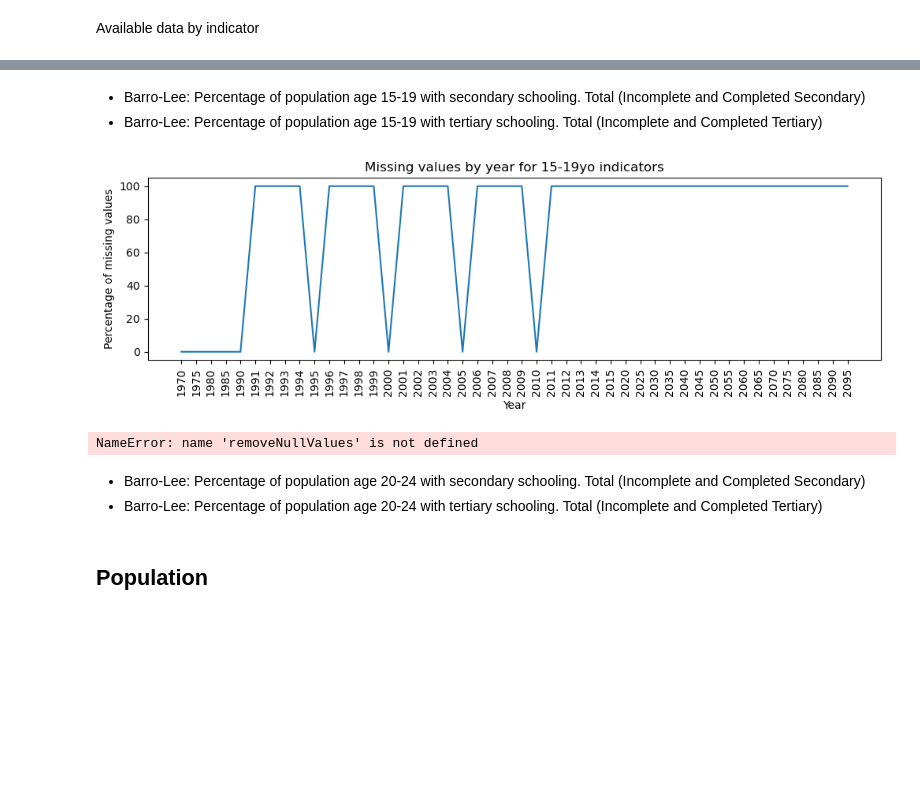
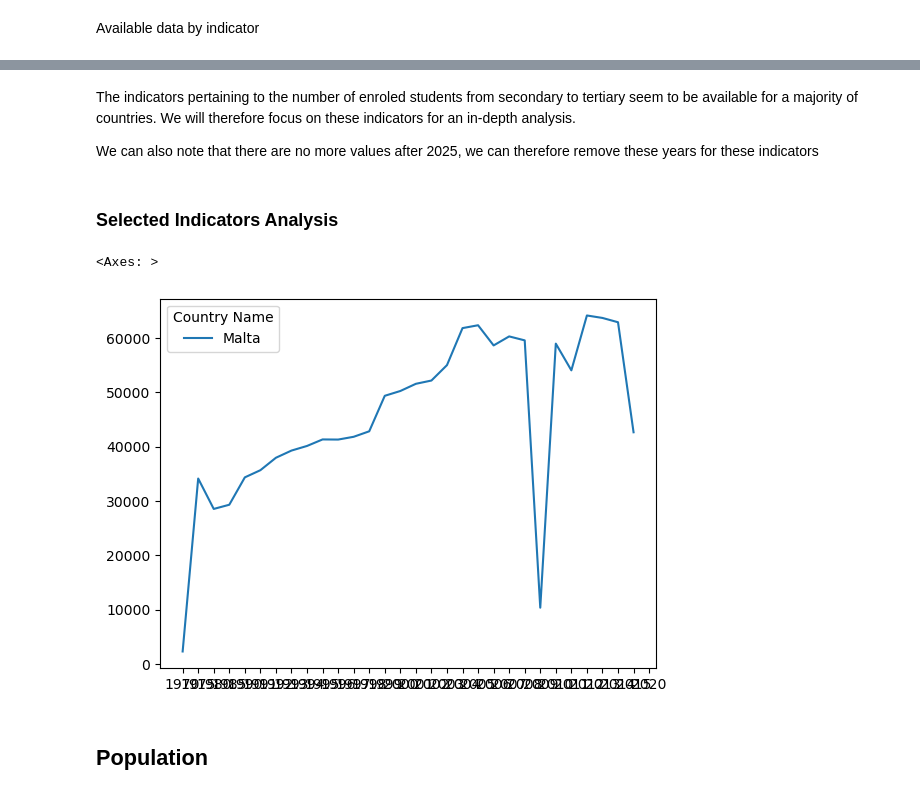
Before and after one commit to Dzov/DSP2, a Jupyter notebook: P2-notebook.ipynb, the cells around one changed output, grey strips where cells are left out. Saved outputs shown, nothing was run; the diff lists cells and outputs as text; code cells hidden in the pictures; blank space fills up the shorter version.

```diff
--- a/P2-notebook.ipynb
+++ b/P2-notebook.ipynb
@@ -491 +497,19 @@ plt.show()
+# %% [markdown]
+The indicators pertaining to the number of enroled students from secondary to tertiary seem to be available for a majority of countries. We will therefore focus on these indicators for an in-depth analysis.
+
+We can also note that there are no more values after 2025, we can therefore remove these years for these indicators
+# %%
+subset = [str(item) for item in list(range(2025, 2101, 5))]
+education_enrolment = education_enrolment.drop(columns=subset)
+education_enrolment = find_indicators(
+    education_enrolment,
+    [
+        "Enrolment in secondary education, both sexes (number)",
+        "Enrolment in upper secondary education, both sexes (number)",
+        "Enrolment in post-secondary non-tertiary education, both sexes (number)",
+        "Enrolment in tertiary education, all programmes, both sexes (number)",
+    ],
+)
+# %% [markdown]
+### Selected Indicators Analysis
 # %%
@@ -525,30 +535,12 @@ def groupByCountries(df: pd.DataFrame):
-# %% [markdown]
-- Barro-Lee: Percentage of population age 15-19 with secondary schooling. Total (Incomplete and Completed Secondary)
-- Barro-Lee: Percentage of population age 15-19 with tertiary schooling. Total (Incomplete and Completed Tertiary)
-# %%
-education1519 = getDataByIndicatorNames(
-    [
-        "Barro-Lee: Percentage of population age 15-19 with secondary schooling. Total (Incomplete and Completed Secondary)",
-        "Barro-Lee: Percentage of population age 15-19 with tertiary schooling. Total (Incomplete and Completed Tertiary)",
-    ]
-)
-
-showMissingValues(
-    education1519,
-    "Missing values by year for 15-19yo indicators",
-)
-
-education1519 = groupByCountries(removeNullValues(education1519))
-
-education1519["mean"] = education1519.mean(axis=1)
-education1519["std"] = education1519.std(axis=1)
-education1519["median"] = education1519.median(axis=1)
-
-display(education1519.head(10))
-# %% [output]
-[figure, removed]
-NameError: name 'removeNullValues' is not defined
-# %% [markdown]
-- Barro-Lee: Percentage of population age 20-24 with secondary schooling. Total (Incomplete and Completed Secondary)
-- Barro-Lee: Percentage of population age 20-24 with tertiary schooling. Total (Incomplete and Completed Tertiary)
+# %%
+education_enrolment_by_country = education_enrolment.groupby("Country Name").sum()
+education_enrolment_by_country.replace(0, np.nan, inplace=True)
+
+malta = education_enrolment_by_country.loc[
+    education_enrolment_by_country.index == "Malta"
+]
+sns.lineplot(data=malta.transpose())
+# %% [output]
+<Axes: >
+[figure, added]
 # %%
```
Also changed, not shown: parts of 16 cells of this notebook.
